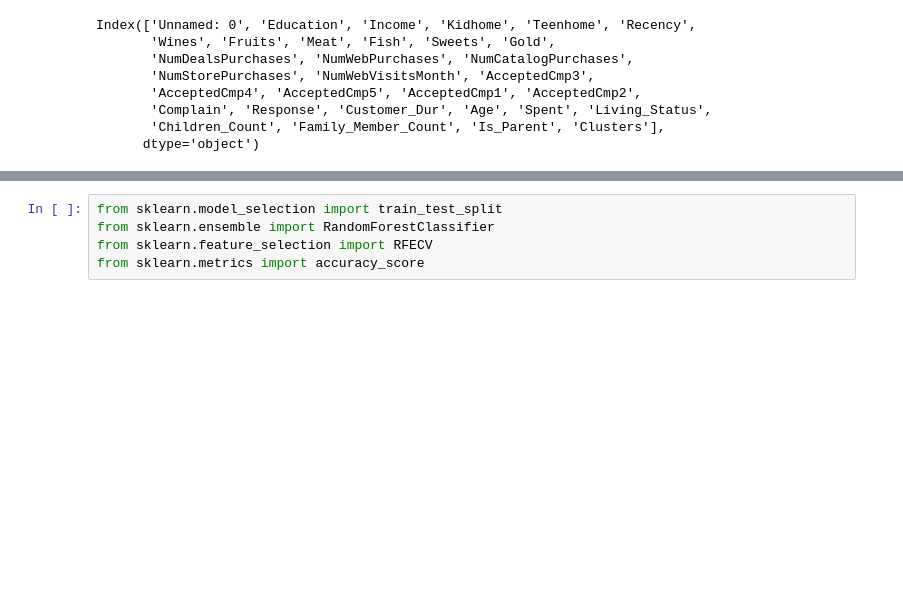
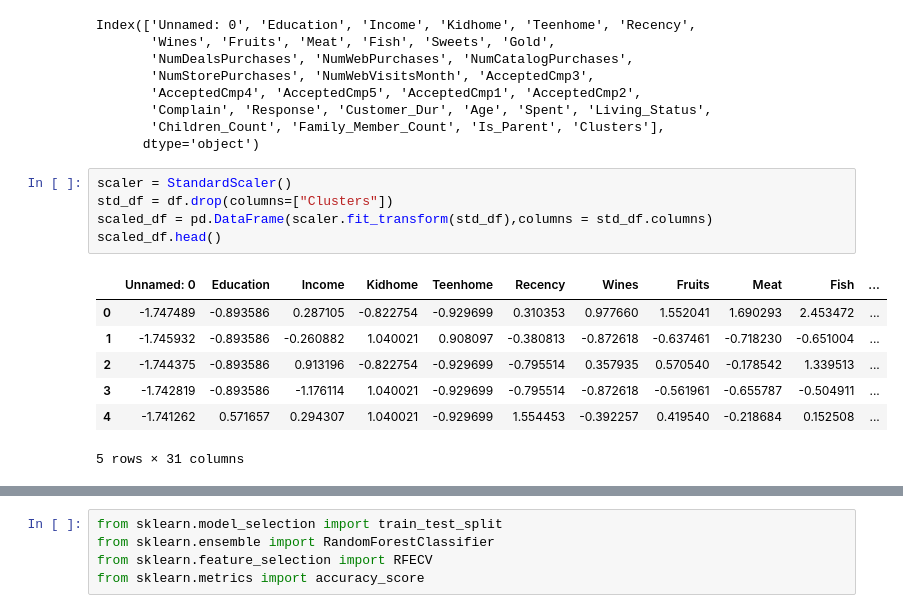
Before and after one commit to Anant0507/Customer-Segmentation, a Jupyter notebook: Classifying_Customer.ipynb, the cells around one changed output, grey strips where cells are left out. Saved outputs shown, nothing was run; the diff lists cells and outputs as text; blank space fills up the shorter version.

```diff
--- a/Classifying_Customer.ipynb
+++ b/Classifying_Customer.ipynb
@@ -175,6 +176,19 @@ Index(['Unnamed: 0', 'Education', 'Income', 'Kidhome', 'Teenhome', 'Recency',
        'Complain', 'Response', 'Customer_Dur', 'Age', 'Spent', 'Living_Status',
        'Children_Count', 'Family_Member_Count', 'Is_Parent', 'Clusters'],
       dtype='object')
+# %%
+scaler = StandardScaler()
+std_df = df.drop(columns=["Clusters"])
+scaled_df = pd.DataFrame(scaler.fit_transform(std_df),columns = std_df.columns)
+scaled_df.head()
+# %% [output]
+|  | Unnamed: 0 | Education | Income | Kidhome | Teenhome | Recency | Wines | Fruits | Meat | Fish | ... |
+| 0 | -1.747489 | -0.893586 | 0.287105 | -0.822754 | -0.929699 | 0.310353 | 0.977660 | 1.552041 | 1.690293 | 2.453472 | ... |
+| 1 | -1.745932 | -0.893586 | -0.260882 | 1.040021 | 0.908097 | -0.380813 | -0.872618 | -0.637461 | -0.718230 | -0.651004 | ... |
+| 2 | -1.744375 | -0.893586 | 0.913196 | -0.822754 | -0.929699 | -0.795514 | 0.357935 | 0.570540 | -0.178542 | 1.339513 | ... |
+| 3 | -1.742819 | -0.893586 | -1.176114 | 1.040021 | -0.929699 | -0.795514 | -0.872618 | -0.561961 | -0.655787 | -0.504911 | ... |
+| 4 | -1.741262 | 0.571657 | 0.294307 | 1.040021 | -0.929699 | 1.554453 | -0.392257 | 0.419540 | -0.218684 | 0.152508 | ... |
+5 rows × 31 columns
 # %%
 from sklearn.model_selection import train_test_split
 from sklearn.ensemble import RandomForestClassifier
```
Also changed, not shown: parts of 7 cells of this notebook, 1 other file.
